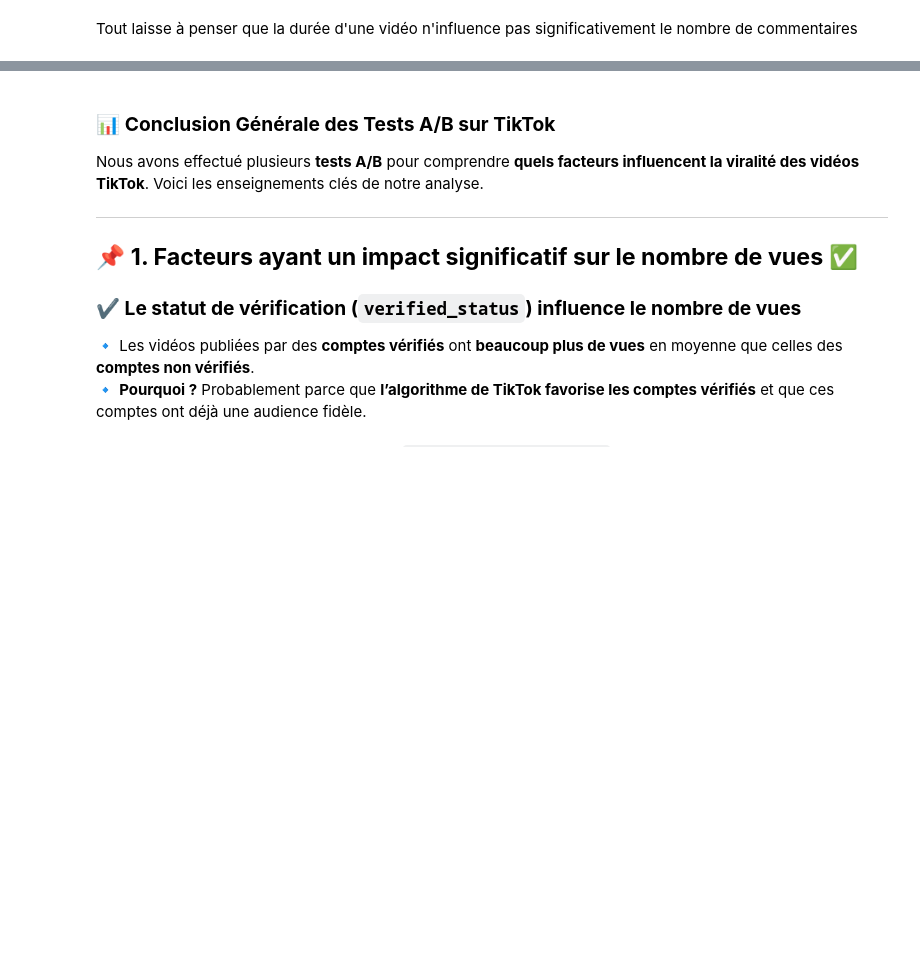
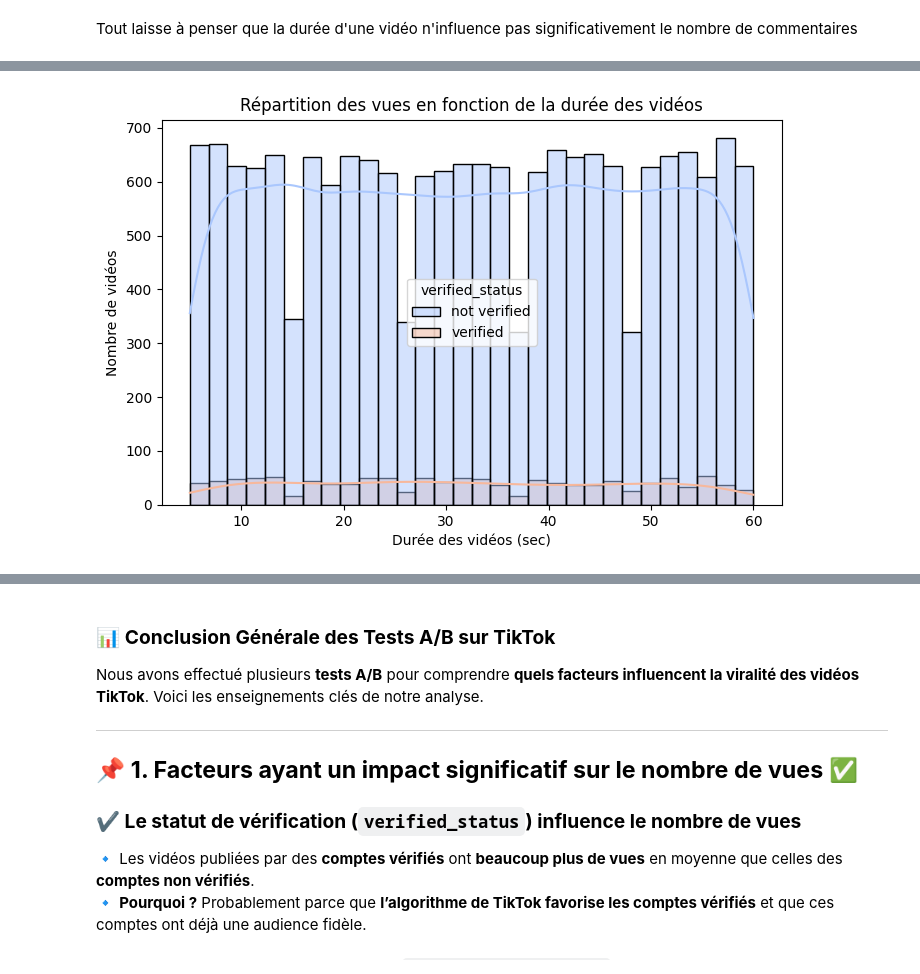
Before and after one commit to Yohannkp/A-B-Testing-Tiktok, a Jupyter notebook: AB Test.ipynb, the cells around one changed output, grey strips where cells are left out. Saved outputs shown, nothing was run; the diff lists cells and outputs as text; code cells hidden in the pictures; blank space fills up the shorter version.

```diff
--- a/AB Test.ipynb
+++ b/AB Test.ipynb
@@ -233,0 +248,9 @@ Tout laisse à penser que la durée d'une vidéo n'influence pas significativeme
+# %%
+plt.figure(figsize=(8,5))
+sns.histplot(data, x="video_duration_sec", bins=30, kde=True, hue="verified_status", palette="coolwarm")
+plt.title("Répartition des vues en fonction de la durée des vidéos")
+plt.xlabel("Durée des vidéos (sec)")
+plt.ylabel("Nombre de vidéos")
+plt.show()
+# %% [output]
+[figure, added]
```
Also changed, not shown: parts of 3 cells of this notebook, 1 other file.
